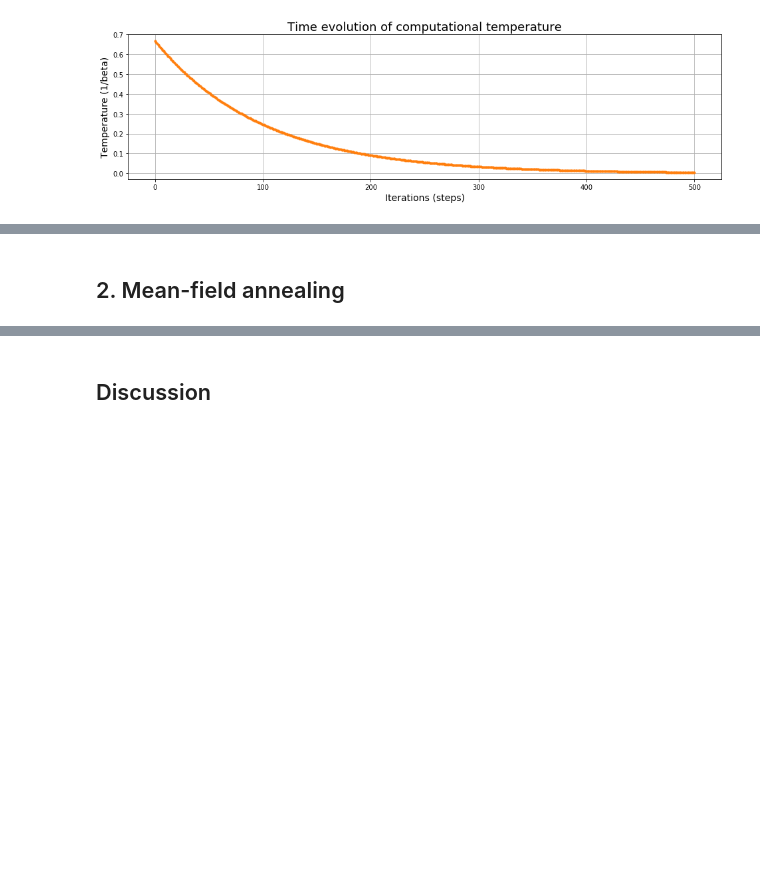
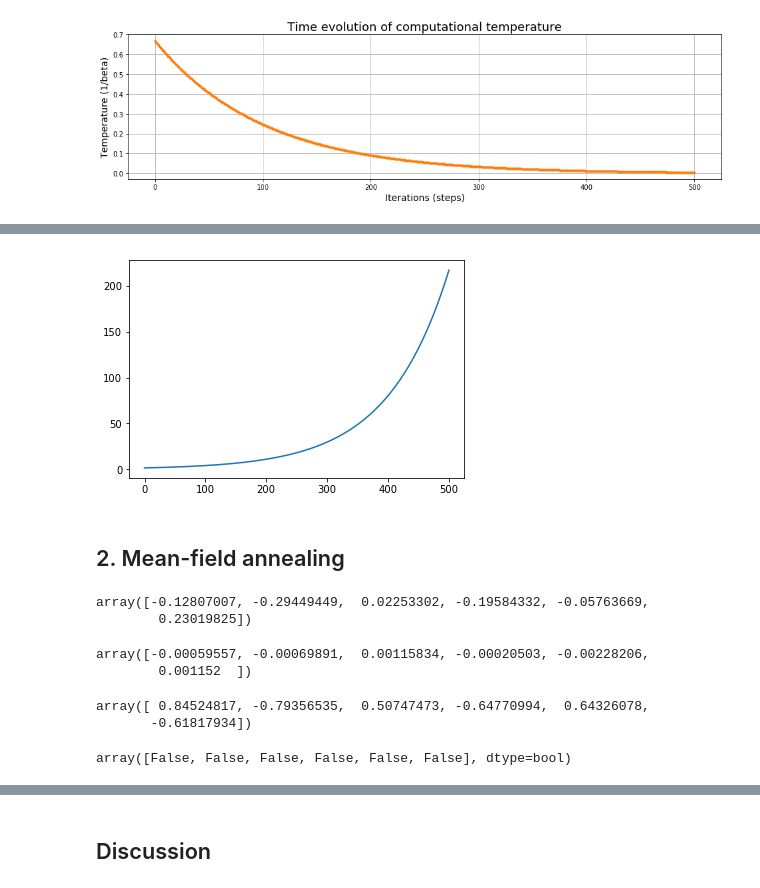
Before and after one commit to psrmx/The_Chantastic4, a Jupyter notebook: PS08/MI2_ES08_TheChantastic4.ipynb, the cells around one changed output, grey strips where cells are left out. Cells and saved outputs as stored; diff of their text form; code cells hidden in the pictures; blank space fills up the shorter version.

```diff
--- a/PS08/MI2_ES08_TheChantastic4.ipynb
+++ b/PS08/MI2_ES08_TheChantastic4.ipynb
@@ -108,2 +116,8 @@ plt.show()
+# %%
+plt.figure()
+plt.plot(betas, '')
+plt.show()
+# %% [output]
+[figure, added]
 # %% [markdown]
 ## 2. Mean-field annealing
@@ -109,0 +150,15 @@ plt.show()
+# %%
+mean_field(W, states2)
+# %% [output]
+array([-0.12807007, -0.29449449,  0.02253302, -0.19584332, -0.05763669,
+        0.23019825])
+# %%
+update(mean_field(W,update(mean_field(W, states2), 0.1)), 0.1)
+# %% [output]
+array([-0.00059557, -0.00069891,  0.00115834, -0.00020503, -0.00228206,
+        0.001152  ])
+# %%
+states2
+# %% [output]
+array([ 0.84524817, -0.79356535,  0.50747473, -0.64770994,  0.64326078,
+       -0.61817934])
@@ -109,0 +190,4 @@ plt.show()
+# %%
+abs(e_new-e_old) >= epsilon
+# %% [output]
+array([False, False, False, False, False, False], dtype=bool)
```
Also changed, not shown: parts of 14 cells of this notebook.
